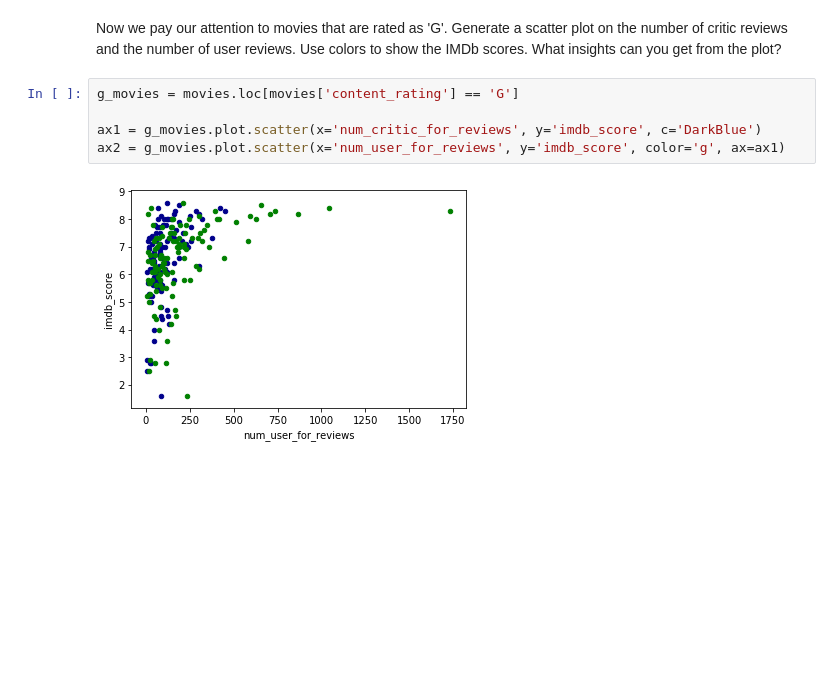
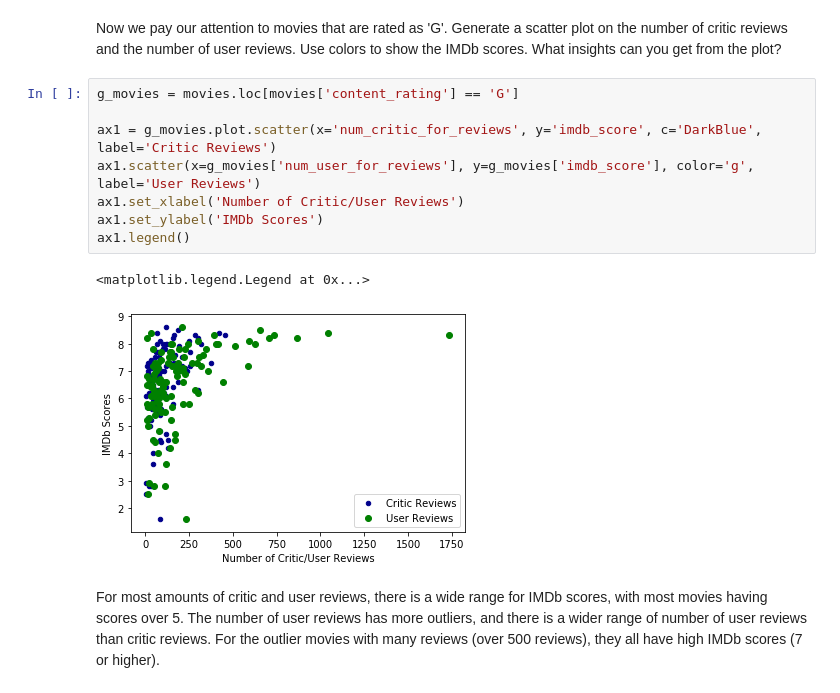
Before and after one commit to clrpoon/EECS-396-Introduction-to-the-Datascience-Pipeline, a Jupyter notebook: submission3/part1.ipynb, the cells around one changed output. Saved outputs shown, nothing was run; the diff lists cells and outputs as text; blank space fills up the shorter version.

```diff
--- a/submission3/part1.ipynb
+++ b/submission3/part1.ipynb
@@ -61,7 +65,13 @@ Now we pay our attention to movies that are rated as 'G'.  Generate a scatter pl
 # %%
 g_movies = movies.loc[movies['content_rating'] == 'G']
 
-ax1 = g_movies.plot.scatter(x='num_critic_for_reviews', y='imdb_score', c='DarkBlue')
-ax2 = g_movies.plot.scatter(x='num_user_for_reviews', y='imdb_score', color='g', ax=ax1)
+ax1 = g_movies.plot.scatter(x='num_critic_for_reviews', y='imdb_score', c='DarkBlue', label='Critic Reviews')
+ax1.scatter(x=g_movies['num_user_for_reviews'], y=g_movies['imdb_score'], color='g', label='User Reviews')
+ax1.set_xlabel('Number of Critic/User Reviews')
+ax1.set_ylabel('IMDb Scores')
+ax1.legend()
 # %% [output]
+<matplotlib.legend.Legend at 0x...>
-[figure, old version]
+[figure, new version]
+# %% [markdown]
+For most amounts of critic and user reviews, there is a wide range for IMDb scores, with most movies having scores over 5. The number of user reviews has more outliers, and there is a wider range of number of user reviews than critic reviews. For the outlier movies with many reviews (over 500 reviews), they all have high IMDb scores (7 or higher).
```
Also changed, not shown: parts of 4 cells of this notebook.
